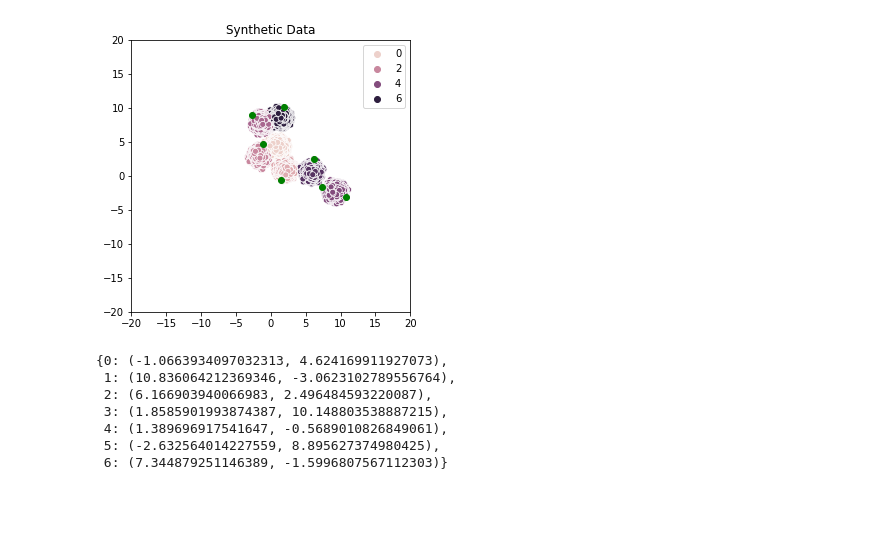
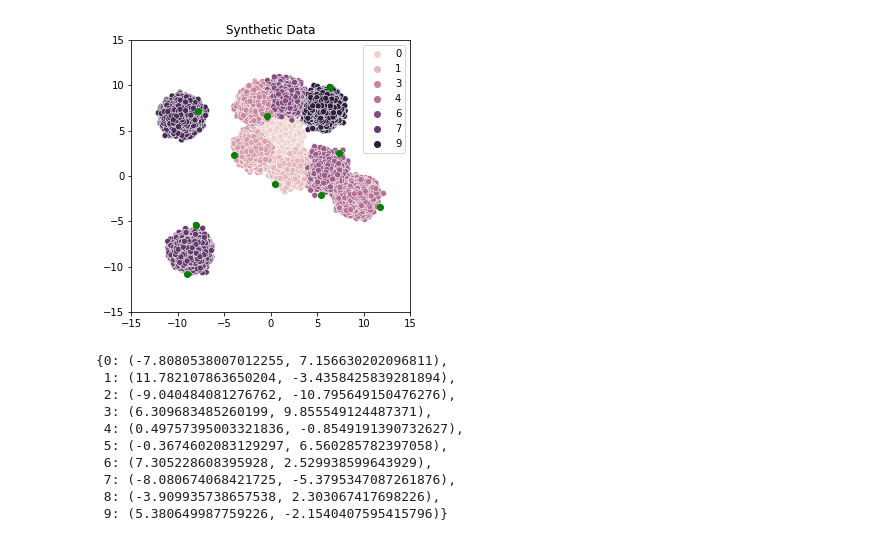
Before and after one commit to mbalestra/AllocateResourcesFairly, a Jupyter notebook: algorithm/synth_data.ipynb, the cells around one changed output. Saved outputs shown, nothing was run; the diff lists cells and outputs as text; code cells hidden in the pictures; blank space fills up the shorter version.

```diff
--- a/algorithm/synth_data.ipynb
+++ b/algorithm/synth_data.ipynb
@@ -66,9 +67,9 @@ def assign_cluster(df, centroids):
   df['min_loss'] = df[['loss_from_{}'.format(i) for i in centroids.keys()]].min(axis=1)
   end = time.time()
   print('Time elapsed Assignment Step: ', end - start)
-  for i in range(len(centroids)):
-    del df['loss_from_{}'.format(i)]
-    lst = df['min_centr'].unique()
-    if i not in lst:
-      del df['dist_from_{}'.format(i)]
+  # for i in range(len(centroids)):
+  #   del df['loss_from_{}'.format(i)]
+  #   lst = df['min_centr'].unique()
+  #   if i not in lst:
+  #     del df['dist_from_{}'.format(i)]
   return df
@@ -74,0 +84,6 @@ def assign_cluster(df, centroids):
+# %%
+X = []
+for i in range(len(df)):
+  X.append([df['x_coord'][i],df['y_coord'][i]])
+nbrs = NearestNeighbors(n_neighbors=2,algorithm='ball_tree').fit(X)
+distances, indices = nbrs.kneighbors(X)
@@ -74,0 +92,4 @@ def assign_cluster(df, centroids):
+# %%
+assignment = []
+for i in range(len(indices)):
+  assignment.append(indices[i][1])
@@ -252,6 +304,8 @@ def compute_clusters(df):
     cluster = cluster.reset_index()
     clusters.append(cluster)
   return clusters
+# %%
+weights = [.7,.1,.1,.05,.05]
 # %%
 from sklearn.datasets import make_blobs
 from sklearn.datasets import make_classification
@@ -262,15 +316,20 @@ from operator import itemgetter
 # Generate Imbalanced Synthetic Data
 center_box = (0,20)
 # X,y = make_classification(n_samples=800000, n_classes=int(groupNum),shift=15 ,n_informative=4, n_redundant=0,n_repeated=0, n_clusters_per_class=2,class_sep=.8,flip_y=0,weights=[0.65,.15, .12, .08], random_state=55)
-X, y = make_blobs(n_samples=800000, centers=int(centroids), n_features=2, cluster_std=.4,random_state=0)
+X, y = make_blobs(n_samples=800000, centers=int(centroids), cluster_std=.6,random_state=0)
 # X, y = make_blobs(n_samples=1000000, centers=int(groups), n_features=2,center_box=center_box,random_state=0)
 # create dataframe to hold x and y coordinates
 df = pd.DataFrame({
     'x_coord': X[:,0],
     'y_coord': X[:,1]})
+df['group'] = np.random.randint(0,5, df.shape[0])
 
 numList = [i for i in range(int(groupNum))]
-df['group'] = y
+j = 0
+for i in range(len(weights)):
+  df.loc[df.sample(frac=weights[i], replace=False).index, 'group'] = numList[j]
+  j+=1
+
 
 
 #arbitrarily picked random k (number of centroids)
@@ -312,8 +371,8 @@ ax = sns.scatterplot(X[:,0],X[:,1],hue=y)
 for i in centroids.keys():
   plt.scatter(centroids[i][0], centroids[i][1], color=color_map[i])
 df = assign_cluster(df, centroids)
-plt.xlim(-20, 20)
-plt.ylim(-20, 20)
+plt.xlim(-15, 15)
+plt.ylim(-15, 15)
 ax.set_title("Synthetic Data")
 plt.show()
 
@@ -323,8 +382,11 @@ Time elapsed Assignment Step:  2.22133207321167
-[figure, old version]
+[figure, new version]
-{0: (-1.0663934097032313, 4.624169911927073),
- 1: (10.836064212369346, -3.0623102789556764),
- 2: (6.166903940066983, 2.496484593220087),
- 3: (1.8585901993874387, 10.148803538887215),
- 4: (1.389696917541647, -0.5689010826849061),
- 5: (-2.632564014227559, 8.895627374980425),
- 6: (7.344879251146389, -1.5996807567112303)}
+{0: (-7.8080538007012255, 7.156630202096811),
+ 1: (11.782107863650204, -3.4358425839281894),
+ 2: (-9.040484081276762, -10.795649150476276),
+ 3: (6.309683485260199, 9.855549124487371),
+ 4: (0.49757395003321836, -0.8549191390732627),
+ 5: (-0.3674602083129297, 6.560285782397058),
+ 6: (7.305228608395928, 2.529938599643929),
+ 7: (-8.080674068421725, -5.3795347087261876),
+ 8: (-3.909935738657538, 2.303067417698226),
+ 9: (5.380649987759226, -2.1540407595415796)}
```
Also changed, not shown: parts of 19 cells of this notebook.
